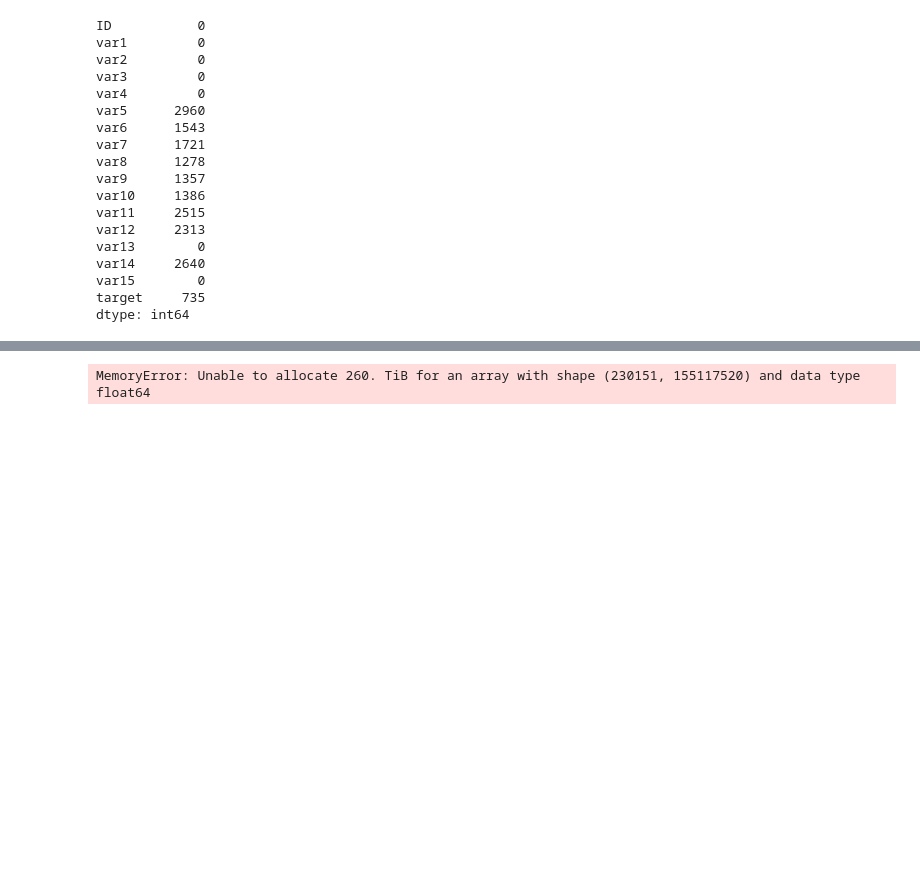
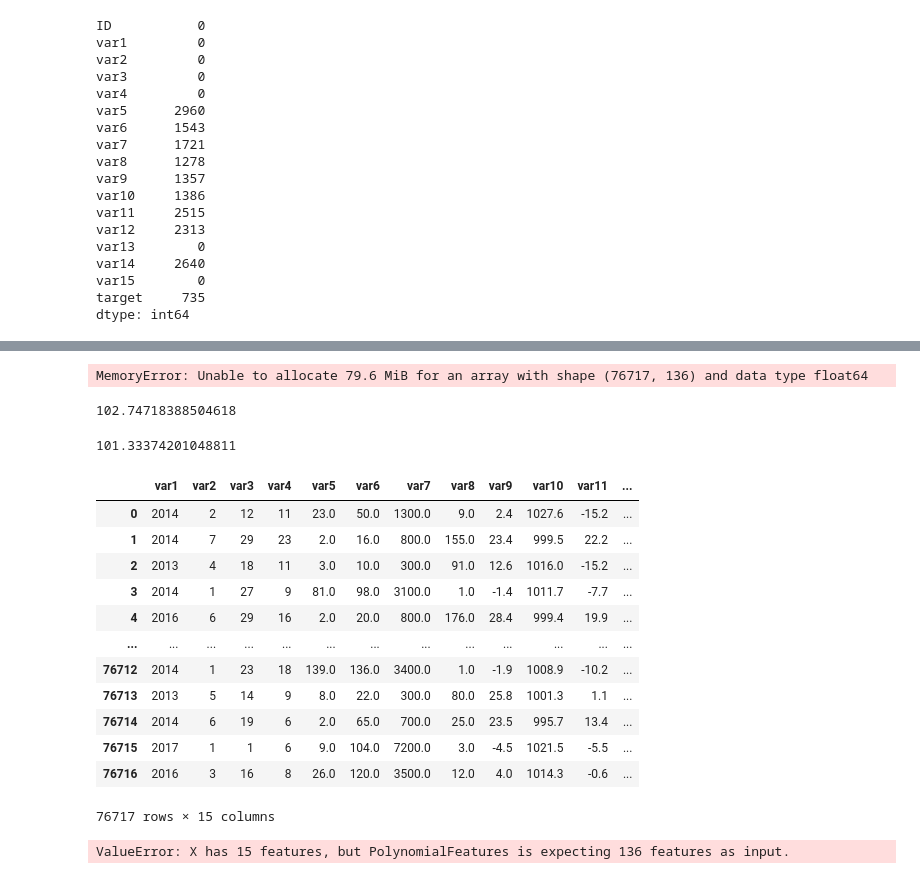
Before and after one commit to DkStine/Python, a Jupyter notebook: AI_Club_Mini_Project_2/regression.ipynb, the cells around one changed output, grey strips where cells are left out. Saved outputs shown, nothing was run; the diff lists cells and outputs as text; code cells hidden in the pictures; blank space fills up the shorter version.

```diff
--- a/AI_Club_Mini_Project_2/regression.ipynb
+++ b/AI_Club_Mini_Project_2/regression.ipynb
@@ -92,11 +110,54 @@ x_train_scaler = scaler.fit_transform(x_train)
 x_test_scaler = scaler.transform(x_test)
 # %%
 lin = LinearRegression()
-poly = PolynomialFeatures(degree= 15)
+poly = PolynomialFeatures(degree= 2)
 
 x_train_poly = poly.fit_transform(x_train_scaler)
 x_test_poly = poly.transform(x_test_scaler)
 poly.fit(x_train_poly, y_train)
 lin.fit(x_train_poly, y_train)
 # %% [output]
-MemoryError: Unable to allocate 260. TiB for an array with shape (230151, 155117520) and data type float64
+MemoryError: Unable to allocate 79.6 MiB for an array with shape (76717, 136) and data type float64
+# %%
+y_train_pred = lin.predict(x_train_poly)
+mean_absolute_error(y_train, y_train_pred)
+# %% [output]
+102.74718388504618
+# %%
+y_test_pred = lin.predict(x_test_poly)
+mean_absolute_error(y_test, y_test_pred)
+# %% [output]
+101.33374201048811
+# %%
+df_test = pd.read_csv("test.csv")
+# %%
+df_test["var13"] = df_test["var13"].astype("category")
+df_test["var13"] = df_test["var13"].cat.codes
+df_test["var15"] = df_test["var15"].astype("category")
+df_test["var15"] = df_test["var15"].cat.codes
+# %%
+df_test['var13'].fillna(df_test.var13.median(), inplace= True)
+# %%
+features = df_test.drop(columns= ['ID'])
+features
+# %% [output]
+|  | var1 | var2 | var3 | var4 | var5 | var6 | var7 | var8 | var9 | var10 | var11 | ... |
+| 0 | 2014 | 2 | 12 | 11 | 23.0 | 50.0 | 1300.0 | 9.0 | 2.4 | 1027.6 | -15.2 | ... |
+| 1 | 2014 | 7 | 29 | 23 | 2.0 | 16.0 | 800.0 | 155.0 | 23.4 | 999.5 | 22.2 | ... |
+| 2 | 2013 | 4 | 18 | 11 | 3.0 | 10.0 | 300.0 | 91.0 | 12.6 | 1016.0 | -15.2 | ... |
+| 3 | 2014 | 1 | 27 | 9 | 81.0 | 98.0 | 3100.0 | 1.0 | -1.4 | 1011.7 | -7.7 | ... |
+| 4 | 2016 | 6 | 29 | 16 | 2.0 | 20.0 | 800.0 | 176.0 | 28.4 | 999.4 | 19.9 | ... |
+| ... | ... | ... | ... | ... | ... | ... | ... | ... | ... | ... | ... | ... |
+| 76712 | 2014 | 1 | 23 | 18 | 139.0 | 136.0 | 3400.0 | 1.0 | -1.9 | 1008.9 | -10.2 | ... |
+| 76713 | 2013 | 5 | 14 | 9 | 8.0 | 22.0 | 300.0 | 80.0 | 25.8 | 1001.3 | 1.1 | ... |
+| 76714 | 2014 | 6 | 19 | 6 | 2.0 | 65.0 | 700.0 | 25.0 | 23.5 | 995.7 | 13.4 | ... |
+| 76715 | 2017 | 1 | 1 | 6 | 9.0 | 104.0 | 7200.0 | 3.0 | -4.5 | 1021.5 | -5.5 | ... |
+| 76716 | 2016 | 3 | 16 | 8 | 26.0 | 120.0 | 3500.0 | 12.0 | 4.0 | 1014.3 | -0.6 | ... |
+76717 rows × 15 columns
+# %%
+features_scalar = scaler.transform(features)
+features_poly = poly.transform(features_scalar)
+
+predict = lin.predict(features_scalar)
+# %% [output]
+ValueError: X has 15 features, but PolynomialFeatures is expecting 136 features as input.
```
Also changed, not shown: parts of 5 cells of this notebook.
